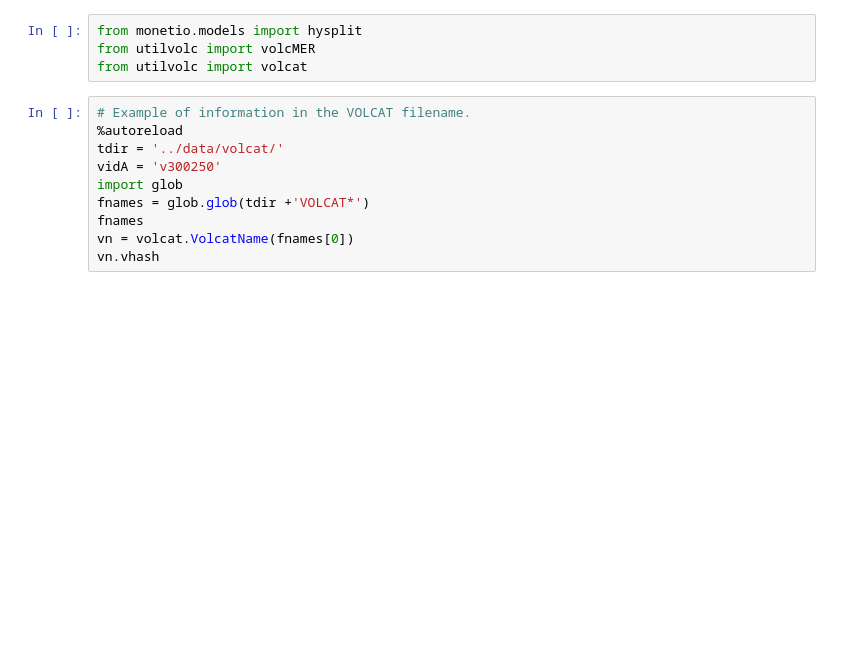
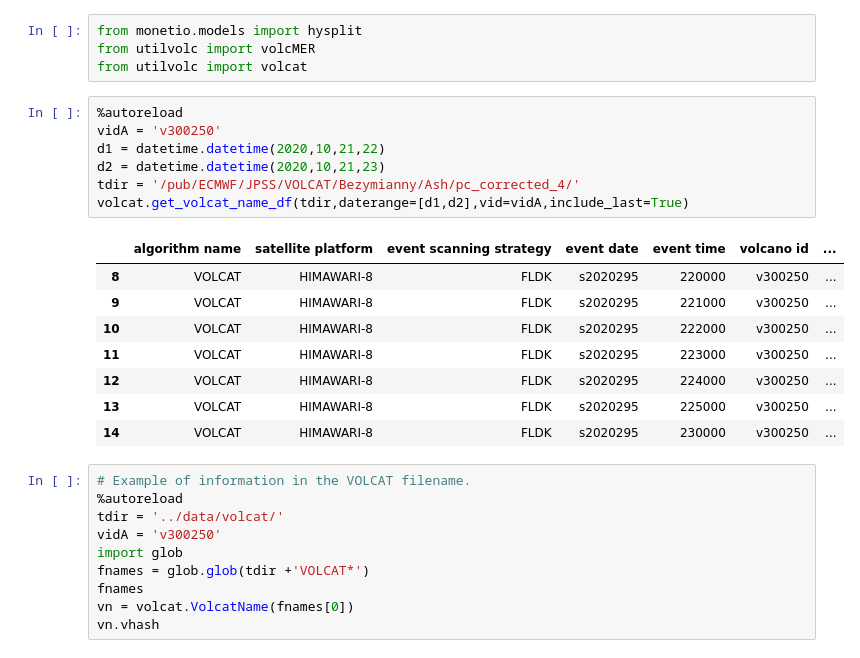
Before and after one commit to noaa-oar-arl/hysplit_asheval_notebooks, a Jupyter notebook: notebooks/Bezy.ipynb, the cells around one changed output. Drawn from its saved outputs; the diff is of its cells as text; blank space fills up the shorter version.

```diff
--- a/notebooks/Bezy.ipynb
+++ b/notebooks/Bezy.ipynb
@@ -16,6 +16,22 @@ import datetime
 from monetio.models import hysplit
 from utilvolc import volcMER
 from utilvolc import volcat
+# %%
+%autoreload
+vidA = 'v300250'
+d1 = datetime.datetime(2020,10,21,22)
+d2 = datetime.datetime(2020,10,21,23)
+tdir = '/pub/ECMWF/JPSS/VOLCAT/Bezymianny/Ash/pc_corrected_4/'
+volcat.get_volcat_name_df(tdir,daterange=[d1,d2],vid=vidA,include_last=True)
+# %% [output]
+|  | algorithm name | satellite platform | event scanning strategy | event date | event time | volcano id | ... |
+| 8 | VOLCAT | HIMAWARI-8 | FLDK | s2020295 | 220000 | v300250 | ... |
+| 9 | VOLCAT | HIMAWARI-8 | FLDK | s2020295 | 221000 | v300250 | ... |
+| 10 | VOLCAT | HIMAWARI-8 | FLDK | s2020295 | 222000 | v300250 | ... |
+| 11 | VOLCAT | HIMAWARI-8 | FLDK | s2020295 | 223000 | v300250 | ... |
+| 12 | VOLCAT | HIMAWARI-8 | FLDK | s2020295 | 224000 | v300250 | ... |
+| 13 | VOLCAT | HIMAWARI-8 | FLDK | s2020295 | 225000 | v300250 | ... |
+| 14 | VOLCAT | HIMAWARI-8 | FLDK | s2020295 | 230000 | v300250 | ... |
 # %%
 # Example of information in the VOLCAT filename.
 %autoreload
```
Also changed, not shown: parts of 4 cells of this notebook, 5 other files.
